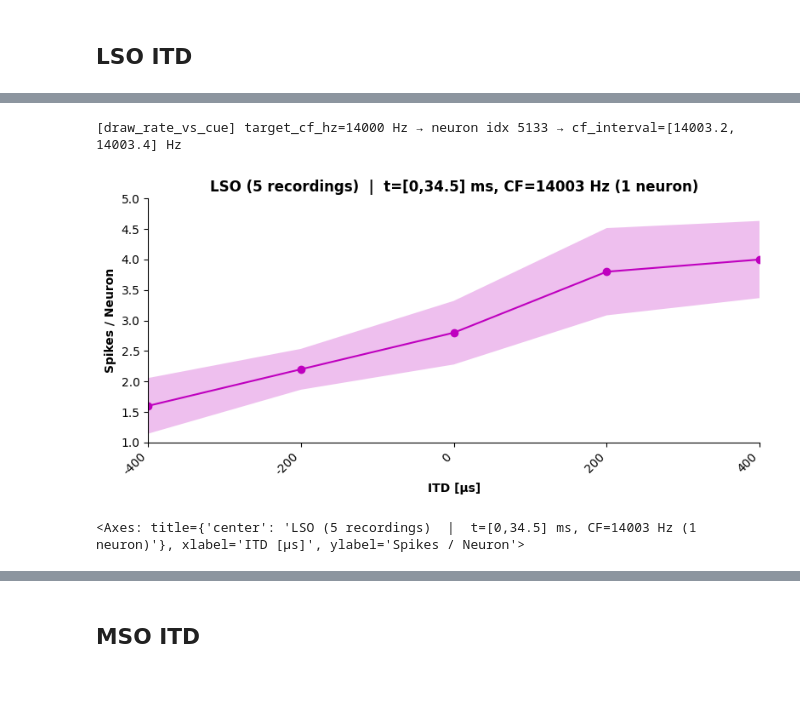
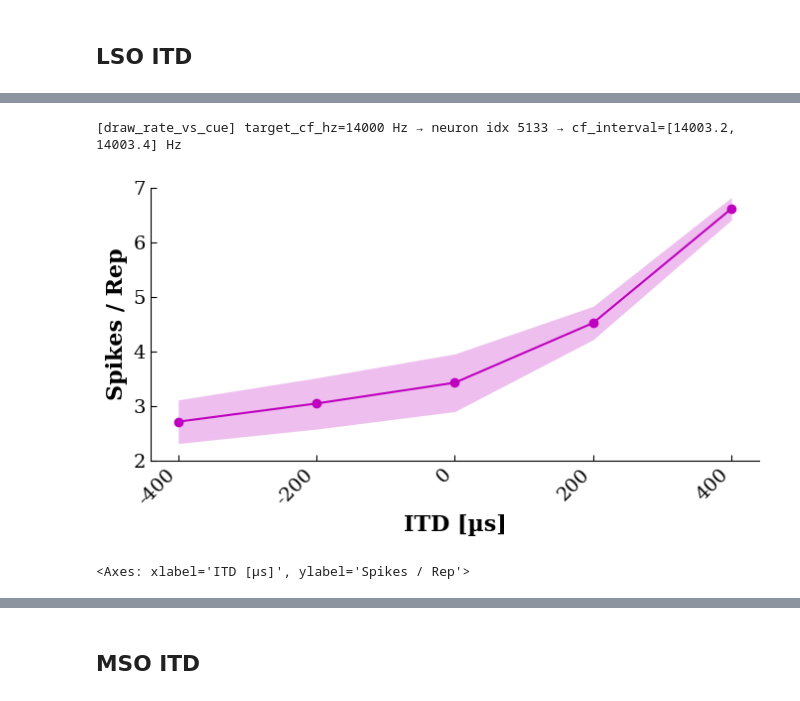
Before and after one commit to francescodesantis/sound_localization_model, a Jupyter notebook: plot/paper_plots.ipynb, the cells around one changed output, grey strips where cells are left out. Saved outputs shown, nothing was run; the diff lists cells and outputs as text; code cells hidden in the pictures.

```diff
--- a/plot/paper_plots.ipynb
+++ b/plot/paper_plots.ipynb
@@ -322,0 +371,13 @@ AVERAGE ILD50 (normalized): 17.37 dB
+# %%
+id_items = range(63,73)
+results = []
+array = []
+for i, id in enumerate(id_items):
+    file_name = items[id]
+    result_path = folder_dir +  file_name
+
+    with open(result_path, "rb") as file:
+        result = dill.load(file, ignore=True)
+    print(f"{file_name} loaded")
+    results.append(result)
+array.append(results)
@@ -322,0 +418,11 @@ AVERAGE ILD50 (normalized): 17.37 dB
+# %%
+from analyze.report import get_avg_rate_vs_cue, extract_ild50_metrics, plot_ild50_fit_xpaper
+
+for i in range(len(array)):
+    results = array[i]
+    curve = get_avg_rate_vs_cue(results, pop='LSO', side='L', center_cf=f, bw_neurons=0)
+    ipsi_level = float(results[0]['sounds']['left_sounds'][90.0].level)
+    metrics = extract_ild50_metrics(curve["cues"], curve["rate"], normalize=False)
+    print(metrics['max_rate'], "Hz")
+    print(abs(round(ipsi_level - metrics['ild50'],2)), "dB")
+    plot_ild50_fit_xpaper(metrics, sem=curve["sem"], ipsi_level = ipsi_level)
@@ -323,7 +556,7 @@ AVERAGE ILD50 (normalized): 17.37 dB
 # %% [markdown]
 ## LSO ITD
 # %%
-folder_dir = '/Users/francescodesantis/Library/CloudStorage/OneDrive-PolitecnicodiMilano/work/sound_localization/results/artificial_itd/LSO/we_1_wi_-2.3/d_0.78/'
+folder_dir = '/Users/francescodesantis/Library/CloudStorage/OneDrive-PolitecnicodiMilano/work/sound_localization/results/artificial_itd/LSO/we_5_wi_-80/d_-0.5/'
 # '/Users/francescodesantis/Documents/repos/sound_localization_model/results/artificial_itd/'
 # '/Users/francescodesantis/Desktop/cineca_results/'
 
@@ -354,5 +586,5 @@ for i, item in enumerate(items):
 # %%
-id_items = range(1,18)
+id_items = range(1,22)
 results = []
 
 for i, id in enumerate(id_items):
@@ -372,22 +619,21 @@ f = 14000
 cue_values = np.asarray(list(result['cue_to_rate'].keys()))
 # %%
-from analyze.report import draw_rate_vs_cue
-
+f = 14000
 draw_rate_vs_cue(
     data=results,
     pop= pop,
     rate = 'spk_pn',
     side = 'L',
     cue_type = x_ax,
     target_cf_hz = f,
-    xlim = [-400,400],
-    ylim = [1,5],
+    xlim = [-450,450],
+    ylim = [2,7],
     title = [],
     label = [],
-    figsize=[8,4],
+    figsize=[7,4],
     time_interval=[0,34.5]
     )
 # %% [output]
 [draw_rate_vs_cue] target_cf_hz=14000 Hz → neuron idx 5133 → cf_interval=[14003.2, 14003.4] Hz
-[figure, old version]
+[figure, new version]
-<Axes: title={'center': 'LSO (5 recordings)  |  t=[0,34.5] ms, CF=14003 Hz (1 neuron)'}, xlabel='ITD [µs]', ylabel='Spikes / Neuron'>
+<Axes: xlabel='ITD [µs]', ylabel='Spikes / Rep'>
```
Also changed, not shown: parts of 66 cells of this notebook, 2 other files.
